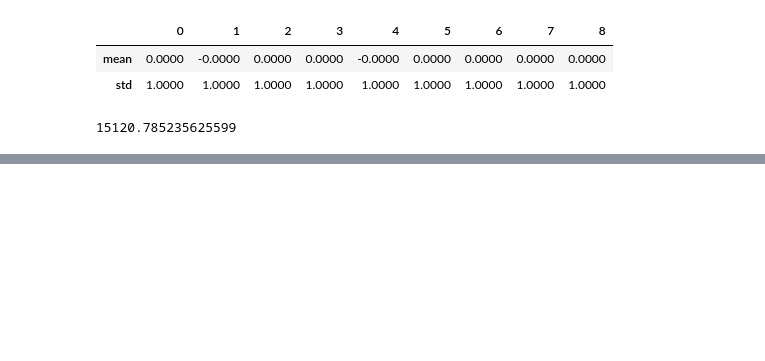
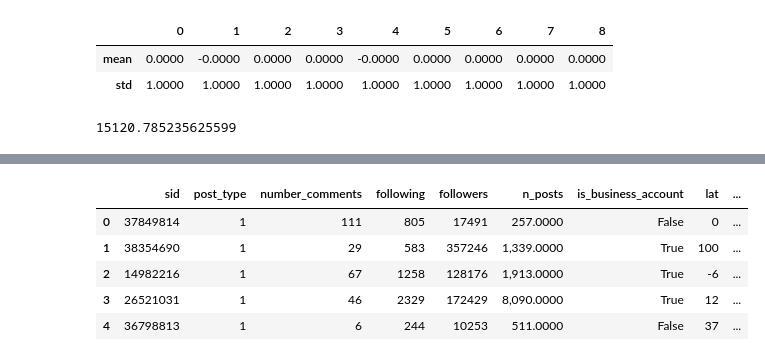
Before and after one commit to seenyanlee/viral-instagram-posts, a Jupyter notebook: submission.ipynb, the cells around one changed output, grey strips where cells are left out. Saved outputs shown, nothing was run; the diff lists cells and outputs as text; code cells hidden in the pictures; blank space fills up the shorter version.

```diff
--- a/submission.ipynb
+++ b/submission.ipynb
@@ -493,0 +585,12 @@ rmse_en
+# %%
+# keep relevant variables and use sid as the index column
+predictors = ['sid', 'post_type', 'number_comments', 'following', 'followers', 'n_posts', 'is_business_account', 'lat', 'lng', 'numbr_likes']
+df_test = df_test[[col for col in predictors]]
+df_test.head()
+# %% [output]
+|  | sid | post_type | number_comments | following | followers | n_posts | is_business_account | lat | ... |
+| 0 | 37849814 | 1 | 111 | 805 | 17491 | 257.0000 | False | 0 | ... |
+| 1 | 38354690 | 1 | 29 | 583 | 357246 | 1,339.0000 | True | 100 | ... |
+| 2 | 14982216 | 1 | 67 | 1258 | 128176 | 1,913.0000 | True | -6 | ... |
+| 3 | 26521031 | 1 | 46 | 2329 | 172429 | 8,090.0000 | True | 12 | ... |
+| 4 | 36798813 | 1 | 6 | 244 | 10253 | 511.0000 | False | 37 | ... |
```
Also changed, not shown: parts of 37 cells of this notebook.
